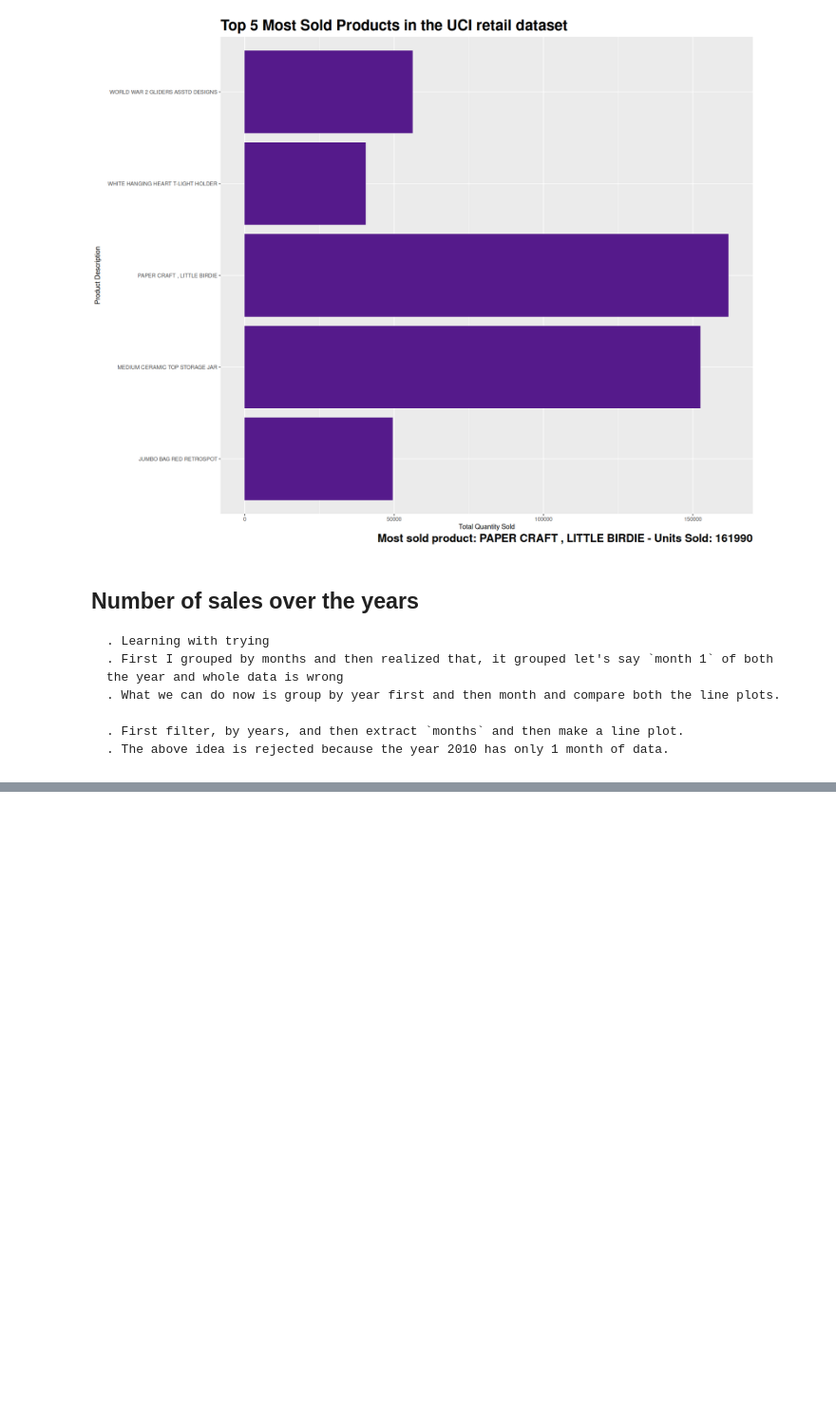
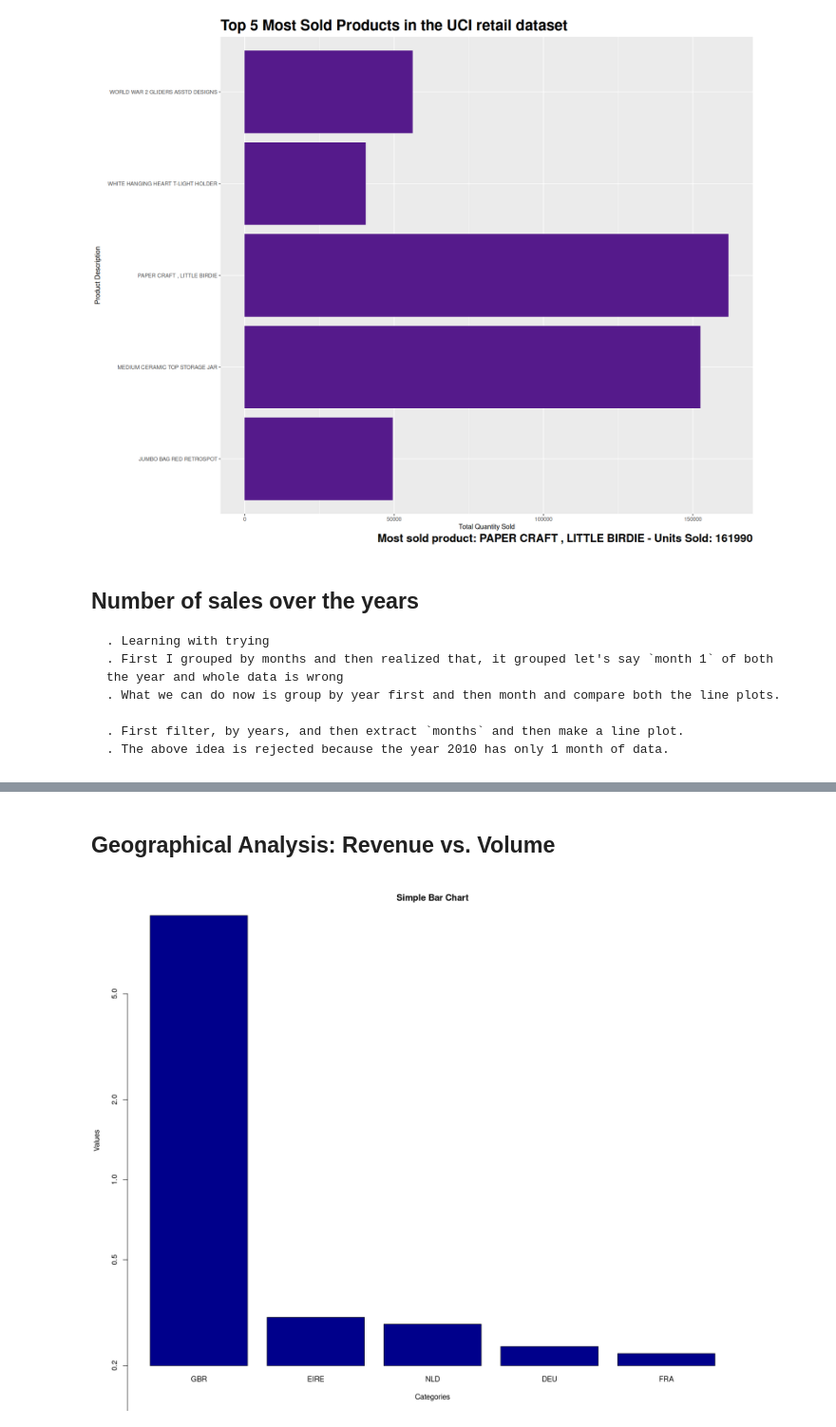
Before and after one commit to Aavash232311/DSC-105-Group-Project-, a Jupyter notebook: data.ipynb, the cells around one changed output, grey strips where cells are left out. Shown at 95% size. Saved outputs shown, nothing was run; the diff lists cells and outputs as text; code cells hidden in the pictures; blank space fills up the shorter version.

```diff
--- a/data.ipynb
+++ b/data.ipynb
@@ -327,0 +328,20 @@ legend("topleft", legend = c(legend_label))
+# %% [markdown]
+## Geographical Analysis: Revenue vs. Volume
+# %%
+# The above code was messy, I am a beginner but let's try using pipe
+
+library(dplyr)
+# arrange(df, ex age) for decending order  arrange(df, desc(age))
+
+top_5_revenue <- df %>%
+  group_by(Country) %>%
+  summarise(Rev = sum((UnitPrice * Quantity) / 10^6, na.rm = TRUE)) %>%
+  arrange(desc(Rev)) %>%
+  head(5)
+
+# I coudln't achive proper scaling of this, even though y="l"
+barplot(height = top_5_revenue$Rev, names.arg = top_5_revenue$Country,
+        xlab = "Categories", ylab = "Values",
+        main = "Simple Bar Chart", col = "darkblue", log="y")
+# %% [output]
+[figure, added]
```
Also changed, not shown: parts of 1 cell of this notebook.
